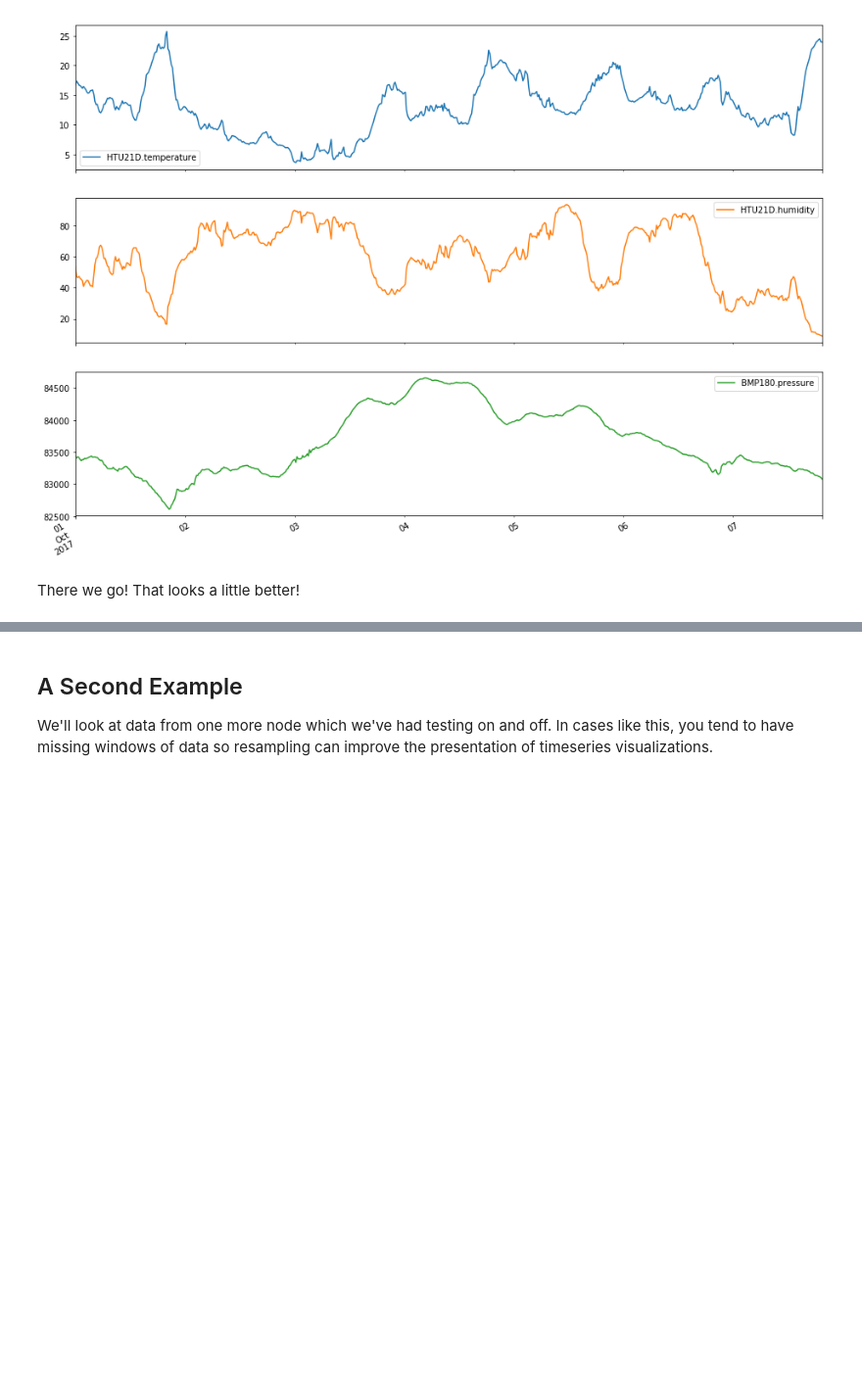
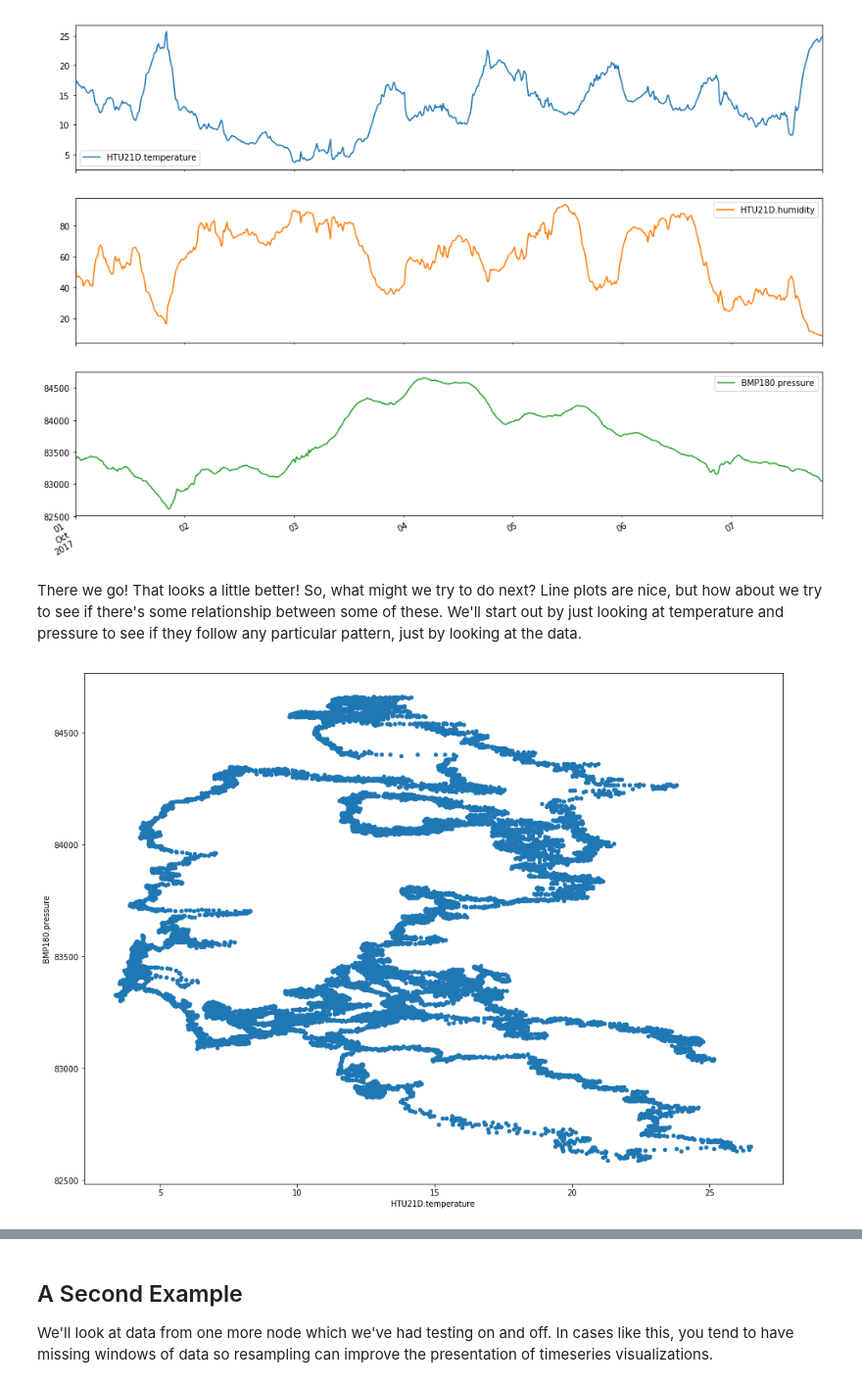
Before and after one commit to seanshahkarami/waggle-notebooks, a Jupyter notebook: Plotting Example.ipynb, the cells around one changed output, grey strips where cells are left out. Shown at 98% size. Saved outputs shown, nothing was run; the diff lists cells and outputs as text; code cells hidden in the pictures; blank space fills up the shorter version.

Commit message:
added scatter comparison

```diff
--- a/Plotting Example.ipynb
+++ b/Plotting Example.ipynb
@@ -57,5 +57,10 @@ df[columns].resample('15Min').mean().plot(figsize=(16, 12), subplots=True, share
 plt.show()
 # %% [output]
 [figure]
-# %% [markdown]
-There we go! That looks a little better!
+# %% [markdown]
+There we go! That looks a little better! So, what might we try to do next? Line plots are nice, but how about we try to see if there's some relationship between some of these. We'll start out by just looking at temperature and pressure to see if they follow any particular pattern, just by looking at the data.
+# %%
+df.plot(kind='scatter', x='HTU21D.temperature', y='BMP180.pressure', figsize=(16, 12))
+plt.show()
+# %% [output]
+[figure, added]
```
Also changed, not shown: parts of 4 cells of this notebook.
